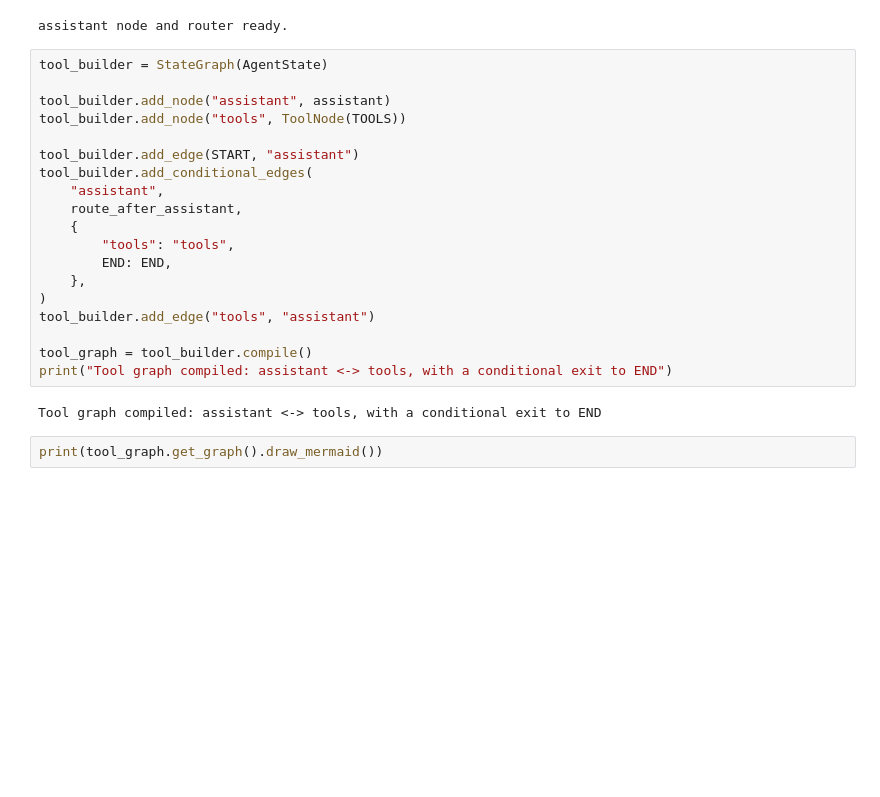
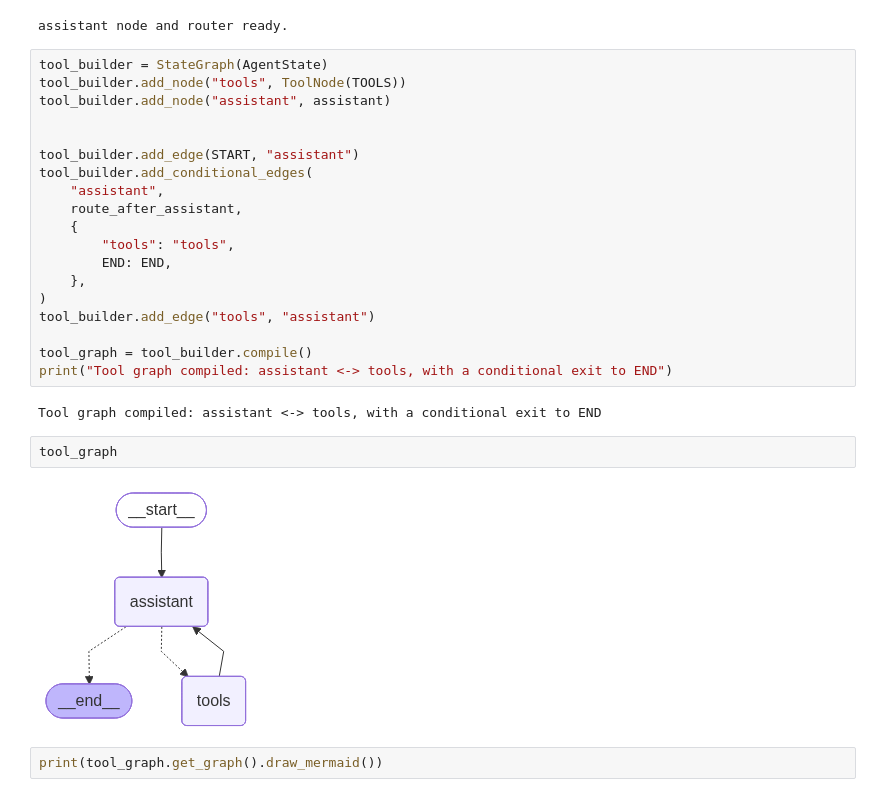
Before and after one commit to srajore/l3June2026, a Jupyter notebook: 07_langgraph_fundamentals.ipynb, the cells around one changed output. Drawn from its saved outputs; the diff is of its cells as text; blank space fills up the shorter version.

```diff
--- a/07_langgraph_fundamentals.ipynb
+++ b/07_langgraph_fundamentals.ipynb
@@ -274,9 +278,9 @@ print("assistant node and router ready.")
 assistant node and router ready.
 # %%
 tool_builder = StateGraph(AgentState)
+tool_builder.add_node("tools", ToolNode(TOOLS))
+tool_builder.add_node("assistant", assistant)
 
-tool_builder.add_node("assistant", assistant)
-tool_builder.add_node("tools", ToolNode(TOOLS))
 
 tool_builder.add_edge(START, "assistant")
 tool_builder.add_conditional_edges(
@@ -293,6 +297,10 @@ tool_graph = tool_builder.compile()
 print("Tool graph compiled: assistant <-> tools, with a conditional exit to END")
 # %% [output]
 Tool graph compiled: assistant <-> tools, with a conditional exit to END
+# %%
+tool_graph
+# %% [output]
+[figure, added]
 # %%
 print(tool_graph.get_graph().draw_mermaid())
 # %% [output]
```
Also changed, not shown: parts of 11 cells of this notebook.
